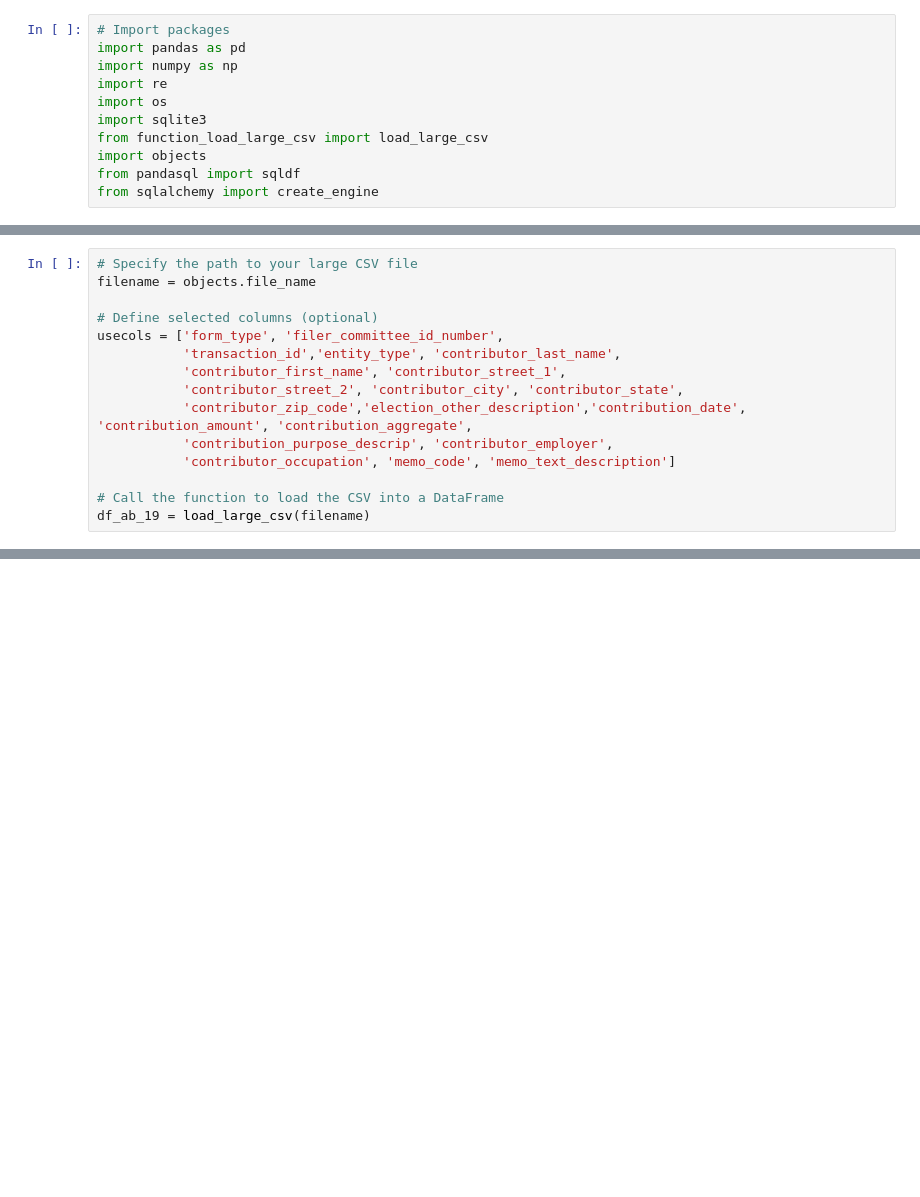
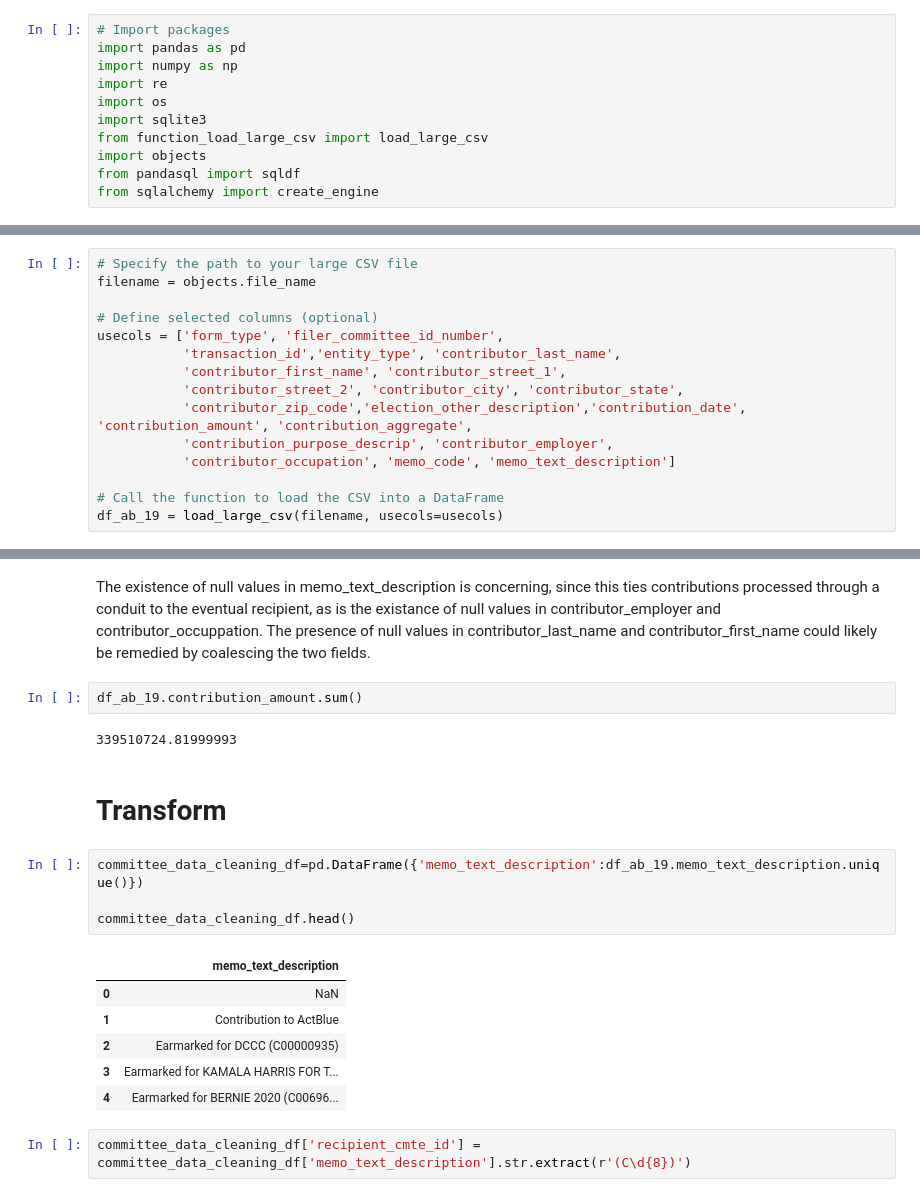
Before and after one commit to sarahmathey/Portfolio, a Jupyter notebook: fec_data/etl_actblue_my_2019.ipynb, the cells around one changed output, grey strips where cells are left out. Drawn from its saved outputs; the diff is of its cells as text; blank space fills up the shorter version.

```diff
--- a/fec_data/etl_actblue_my_2019.ipynb
+++ b/fec_data/etl_actblue_my_2019.ipynb
@@ -23,4 +25,4 @@ usecols = ['form_type', 'filer_committee_id_number',
            'contributor_occupation', 'memo_code', 'memo_text_description']
 
 # Call the function to load the CSV into a DataFrame
-df_ab_19 = load_large_csv(filename)
+df_ab_19 = load_large_csv(filename, usecols=usecols)
@@ -36,0 +100,21 @@ df_ab_19.isna().sum()
+# %% [markdown]
+The existence of null values in memo_text_description is concerning, since this ties contributions processed through a conduit to the eventual recipient, as is the existance of null values in contributor_employer and contributor_occuppation. The presence of null values in contributor_last_name and contributor_first_name could likely be remedied by coalescing the two fields.
+# %%
+df_ab_19.contribution_amount.sum()
+# %% [output]
+339510724.81999993
+# %% [markdown]
+# Transform
+# %%
+committee_data_cleaning_df=pd.DataFrame({'memo_text_description':df_ab_19.memo_text_description.unique()})
+
+committee_data_cleaning_df.head()
+# %% [output]
+|  | memo_text_description |
+| 0 | NaN |
+| 1 | Contribution to ActBlue |
+| 2 | Earmarked for DCCC (C00000935) |
+| 3 | Earmarked for KAMALA HARRIS FOR T... |
+| 4 | Earmarked for BERNIE 2020 (C00696... |
+# %%
+committee_data_cleaning_df['recipient_cmte_id'] = committee_data_cleaning_df['memo_text_description'].str.extract(r'(C\d{8})')
```
Also changed, not shown: parts of 18 cells of this notebook, 3 other files.
